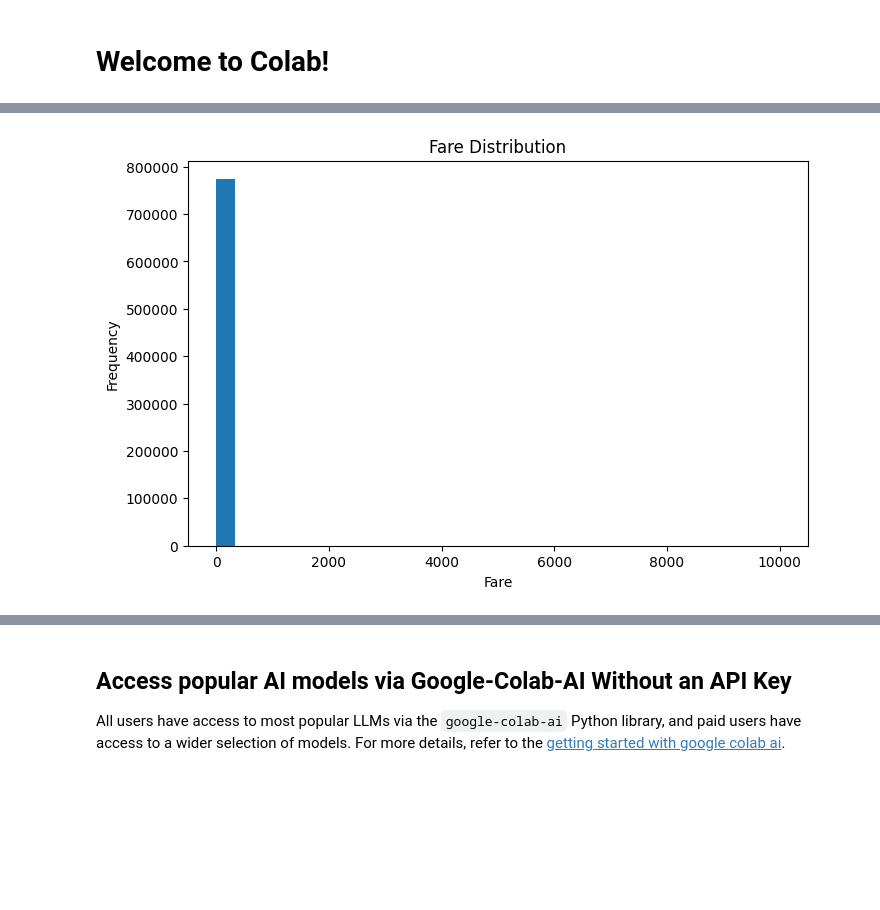
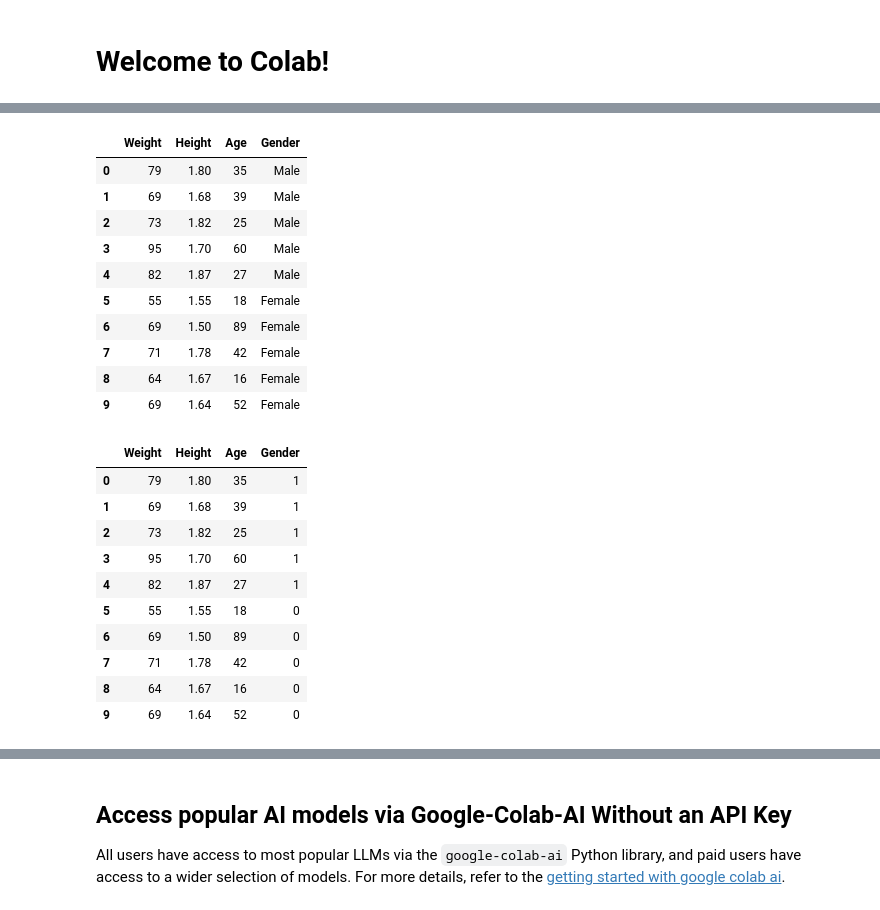
Before and after one commit to siripikusumareddy/DATASET, a Jupyter notebook: Copy_of_Welcome_To_Colab.ipynb, the cells around one changed output, grey strips where cells are left out. Saved outputs shown, nothing was run; the diff lists cells and outputs as text; code cells hidden in the pictures; blank space fills up the shorter version.

```diff
--- a/Copy_of_Welcome_To_Colab.ipynb
+++ b/Copy_of_Welcome_To_Colab.ipynb
@@ -186,10 +15,42 @@ plt.show()
-# %%
-plt.figure(figsize=(8,5))
-plt.hist(df['Fare'], bins=30)
-plt.xlabel("Fare")
-plt.ylabel("Frequency")
-plt.title("Fare Distribution")
-plt.show()
-# %% [output]
-[figure, removed]
+# %%
+data = {
+    "Weight":[79,69,73,95,82,55,69,71,64,69],
+    "Height":[1.80,1.68,1.82,1.70,1.87,1.55,1.50,1.78,1.67,1.64],
+    "Age":[35,39,25,60,27,18,89,42,16,52],
+    "Gender":["Male","Male","Male","Male","Male",
+              "Female","Female","Female","Female","Female"]
+}
+
+df = pd.DataFrame(data)
+
+df
+# %% [output]
+|  | Weight | Height | Age | Gender |
+| 0 | 79 | 1.80 | 35 | Male |
+| 1 | 69 | 1.68 | 39 | Male |
+| 2 | 73 | 1.82 | 25 | Male |
+| 3 | 95 | 1.70 | 60 | Male |
+| 4 | 82 | 1.87 | 27 | Male |
+| 5 | 55 | 1.55 | 18 | Female |
+| 6 | 69 | 1.50 | 89 | Female |
+| 7 | 71 | 1.78 | 42 | Female |
+| 8 | 64 | 1.67 | 16 | Female |
+| 9 | 69 | 1.64 | 52 | Female |
+# %%
+encoder = LabelEncoder()
+
+df["Gender"] = encoder.fit_transform(df["Gender"])
+df
+# %% [output]
+|  | Weight | Height | Age | Gender |
+| 0 | 79 | 1.80 | 35 | 1 |
+| 1 | 69 | 1.68 | 39 | 1 |
+| 2 | 73 | 1.82 | 25 | 1 |
+| 3 | 95 | 1.70 | 60 | 1 |
+| 4 | 82 | 1.87 | 27 | 1 |
+| 5 | 55 | 1.55 | 18 | 0 |
+| 6 | 69 | 1.50 | 89 | 0 |
+| 7 | 71 | 1.78 | 42 | 0 |
+| 8 | 64 | 1.67 | 16 | 0 |
+| 9 | 69 | 1.64 | 52 | 0 |
 # %%
```
Also changed, not shown: parts of 33 cells of this notebook.
